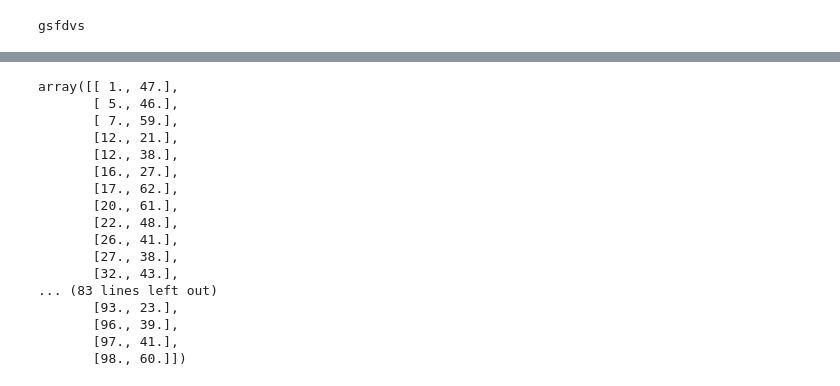
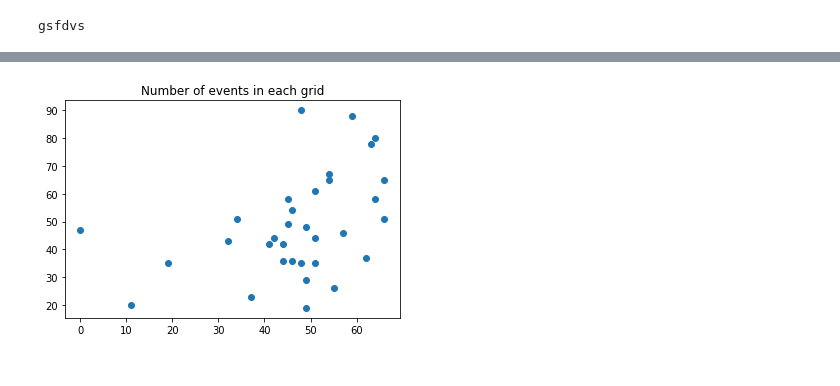
Before and after one commit to rjhosler/IUPUI-REU, a Jupyter notebook: Point Process for EMS Data -Ryan.ipynb, the cells around one changed output, grey strips where cells are left out. Saved outputs shown, nothing was run; the diff lists cells and outputs as text; code cells hidden in the pictures.

```diff
--- a/Point Process for EMS Data -Ryan.ipynb
+++ b/Point Process for EMS Data -Ryan.ipynb
@@ -218,23 +290,9 @@ for i in range (len(h)):
             grid_loc = np.append(grid_loc, loc)
 # %%
 grid_loc = grid_loc.reshape ((len(grid_loc) // 2, 2))
-# %%
-grid_loc
-# %% [output]
-array([[ 1., 47.],
-       [ 5., 46.],
-       [ 7., 59.],
-       [12., 21.],
-       [12., 38.],
-       [16., 27.],
-       [17., 62.],
-       [20., 61.],
-       [22., 48.],
-       [26., 41.],
-       [27., 38.],
-       [32., 43.],
-... (83 lines left out)
-       [93., 23.],
-       [96., 39.],
-       [97., 41.],
-       [98., 60.]])
+# %%
+plt.scatter(grid_loc [:,0], grid_loc [:,1])
+plt.title("Number of events in each grid")
+plt.show()
+# %% [output]
+[figure, added]
```
Also changed, not shown: parts of 14 cells of this notebook.
